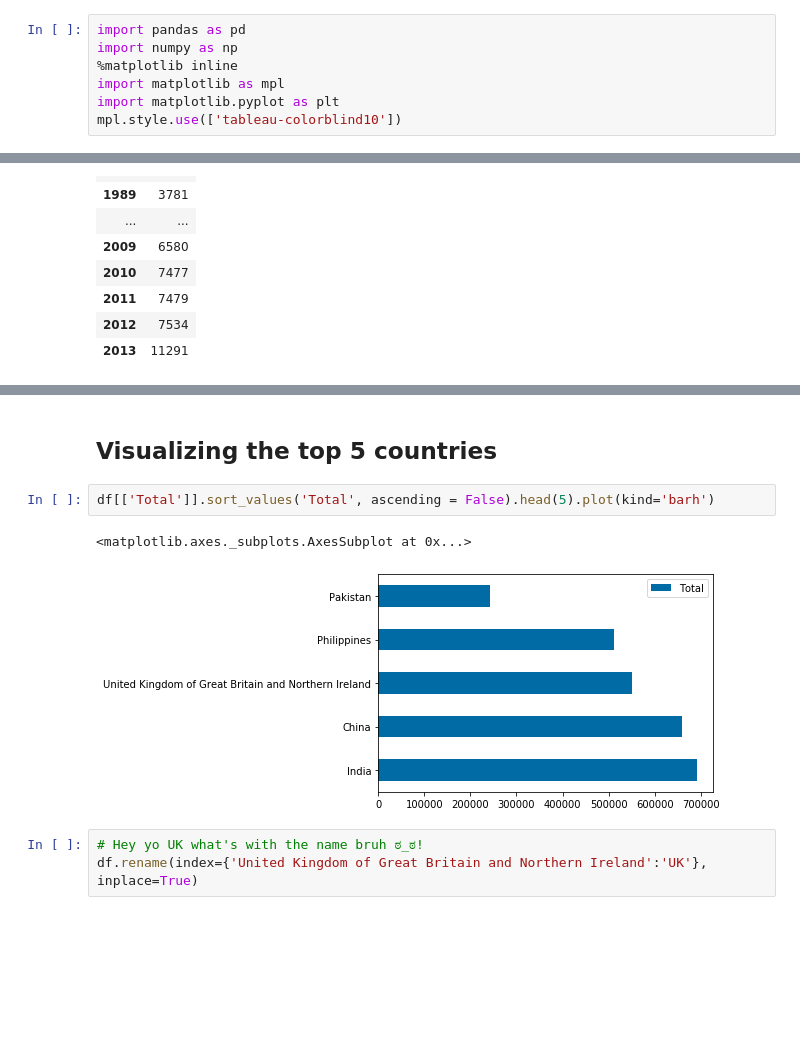
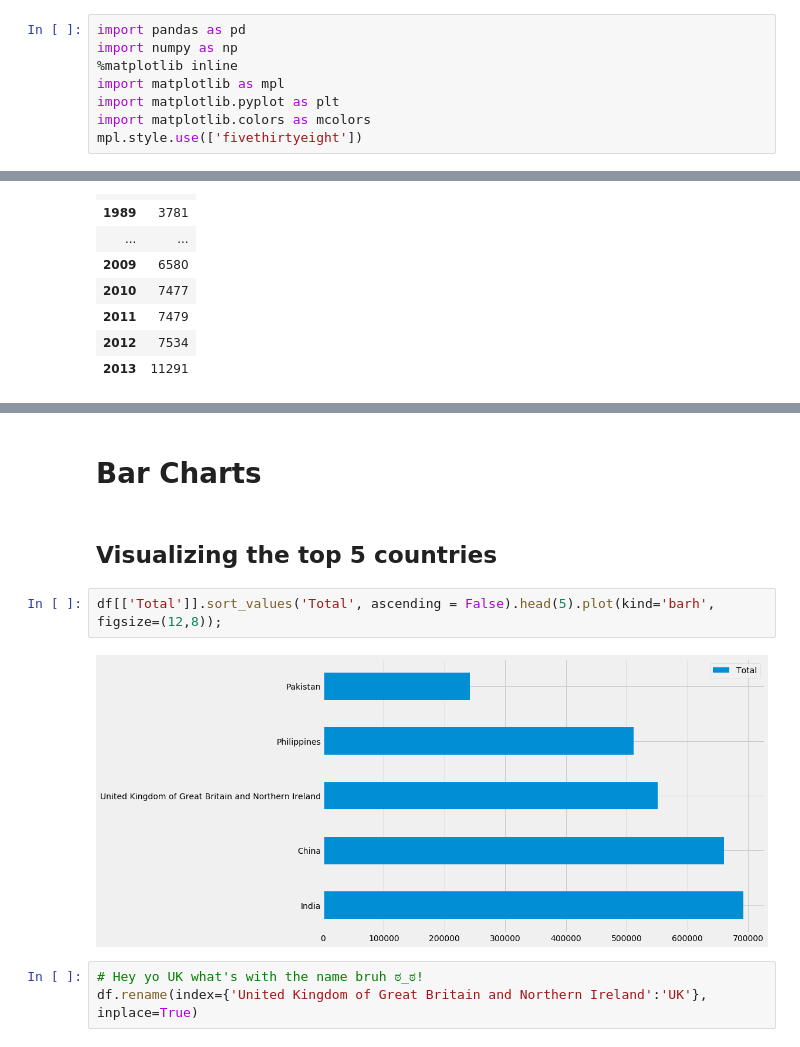
Before and after one commit to YM88/data_visualization_methods_with_python, a Jupyter notebook: 001.ipynb, the cells around one changed output, grey strips where cells are left out. Drawn from its saved outputs; the diff is of its cells as text; blank space fills up the shorter version.

```diff
--- a/001.ipynb
+++ b/001.ipynb
@@ -4,4 +4,5 @@ import numpy as np
 %matplotlib inline
 import matplotlib as mpl
 import matplotlib.pyplot as plt
-mpl.style.use(['tableau-colorblind10'])
+import matplotlib.colors as mcolors
+mpl.style.use(['fivethirtyeight'])
@@ -223,10 +366,11 @@ plt.show()
+# %% [markdown]
+# Bar Charts
 # %% [markdown]
 ## Visualizing the top 5 countries
 # %%
-df[['Total']].sort_values('Total', ascending = False).head(5).plot(kind='barh')
+df[['Total']].sort_values('Total', ascending = False).head(5).plot(kind='barh', figsize=(12,8));
 # %% [output]
-<matplotlib.axes._subplots.AxesSubplot at 0x...>
-[figure, old version]
+[figure, new version]
 # %%
 # Hey yo UK what's with the name bruh ಠ_ಠ!
 df.rename(index={'United Kingdom of Great Britain and Northern Ireland':'UK'}, inplace=True)
```
Also changed, not shown: parts of 40 cells of this notebook.
